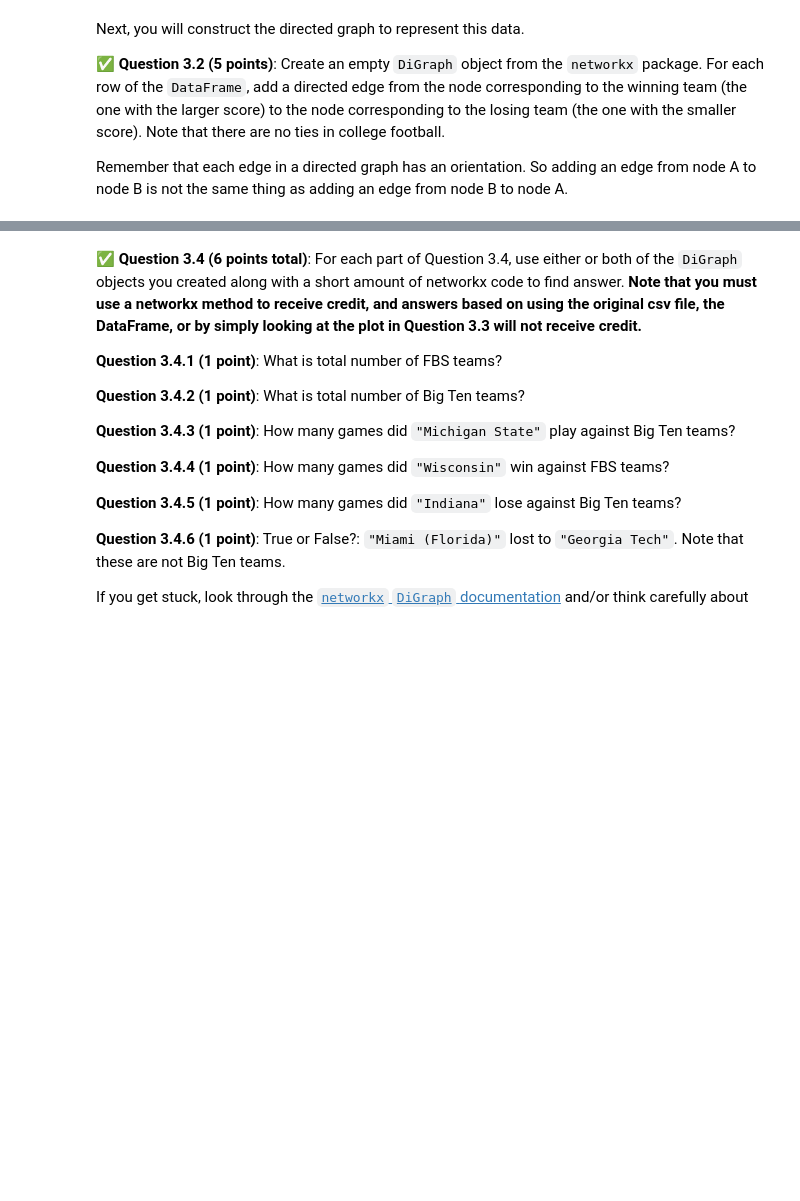
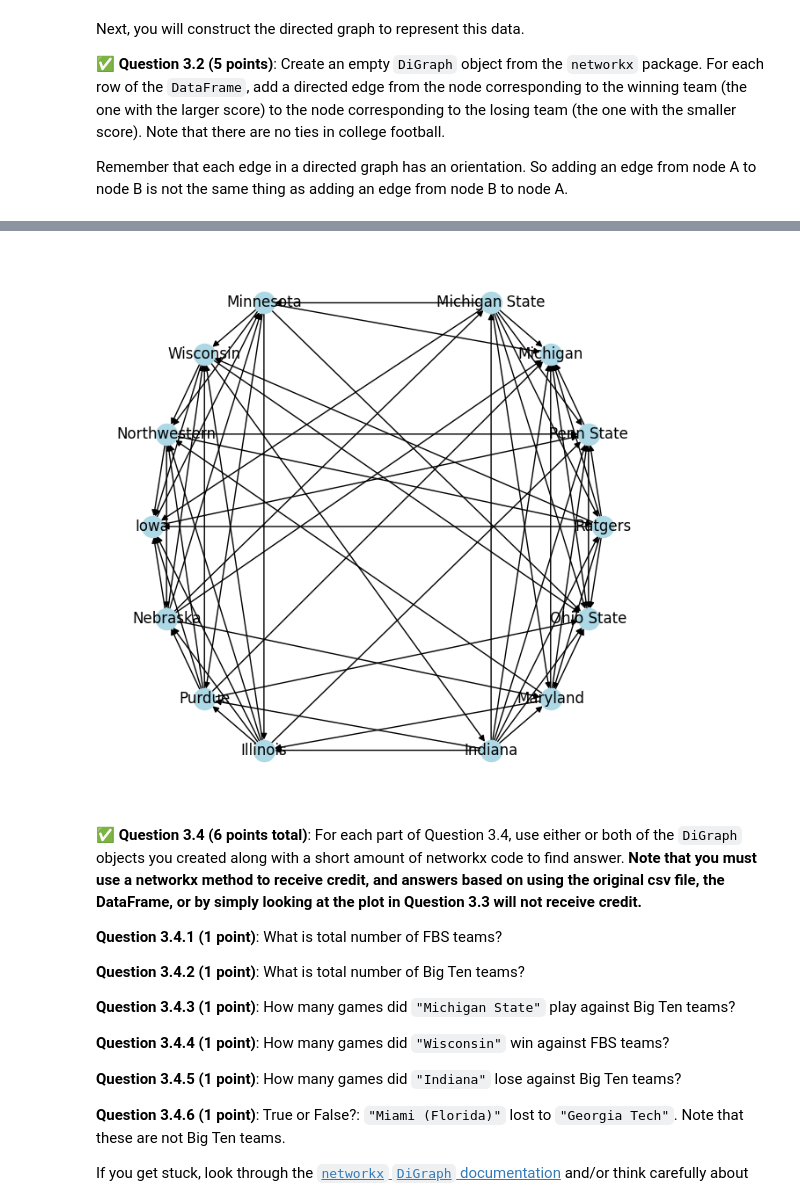
Before and after one commit to zakkoz1/CMSE202-f23-turnin, a Jupyter notebook: hw-02/HW-02_ABMandGraphTheory-STUDENT.ipynb, the cells around one changed output, grey strips where cells are left out. Saved outputs shown, nothing was run; the diff lists cells and outputs as text; code cells hidden in the pictures; blank space fills up the shorter version.

```diff
--- a/hw-02/HW-02_ABMandGraphTheory-STUDENT.ipynb
+++ b/hw-02/HW-02_ABMandGraphTheory-STUDENT.ipynb
@@ -400,3 +391,8 @@ Each row contains data from one game between two FBS teams. The first column con
+# %%
+# Put your code for Question 3.1 here:
+import pandas as pd
+football_scores = pd.read_csv('https://raw.githubusercontent.com/yangy5/HWFiles/main/NCAAFootballScores2023.csv')
+football_scores.columns = ['Date', 'Home Team', 'Home Score', 'Away Team', 'Away Score']
 # %% [markdown]
 Next, you will construct the directed graph to represent this data.
 
@@ -408,3 +402,12 @@ Remember that each edge in a directed graph has an orientation. So adding an edg
+# %%
+# Put your code for Question 3.2 here:
+import networkx as nx
+football_graph = nx.DiGraph()
+for index, row in football_scores.iterrows():
+    if row['Home Score'] > row['Away Score']:
+        football_graph.add_edge(row['Away Team'], row['Home Team'])
+    else:
+        football_graph.add_edge(row['Home Team'], row['Away Team'])
 # %% [markdown]
 This graph has over 100 nodes and hundreds of edges, so it will be hard to look at the entire graph at once. But we can construct and display a small subgraph of the entire directed graph.
 
@@ -419,9 +422,14 @@ If you do this part correctly, you should get something that looks like this: <i
 # %%
 # Put your code for Question 3.3 here:
 BigTen_positions = {"Michigan State":(0.63,0.92),"Michigan":(0.96,0.71),"Penn State":(1.17,0.38),"Rutgers":(1.25,0.0),
                     "Ohio State":(1.17,-0.38),"Maryland":(0.96,-0.71),"Indiana":(0.63,-0.92),
                     "Illinois":(-0.63,-0.92),"Purdue":(-0.96,-0.71),"Nebraska":(-1.17,-0.38),
                     "Iowa":(-1.25,0.0),"Northwestern":(-1.17,0.38),"Wisconsin":(-0.96,0.71),"Minnesota":(-0.63,0.92)}
+BigTen_subgraph = football_graph.subgraph(BigTen_positions.keys())
+fig, ax = plt.subplots(figsize=(8,8))
+nx.draw(BigTen_subgraph, pos=BigTen_positions, with_labels=True, node_color='lightblue', edge_color='black', font_color='black')
+# %% [output]
+[figure, added]
 # %% [markdown]
 &#9989;  **Question 3.4 (6 points total)**: For each part of Question 3.4, use either or both of the `DiGraph` objects you created along with a short amount of networkx code to find answer. **Note that you must use a networkx method to receive credit, and answers based on using the original csv file, the DataFrame, or by simply looking at the plot in Question 3.3 will not receive credit.**
 
```
Also changed, not shown: parts of 17 cells of this notebook, 1 other file.
